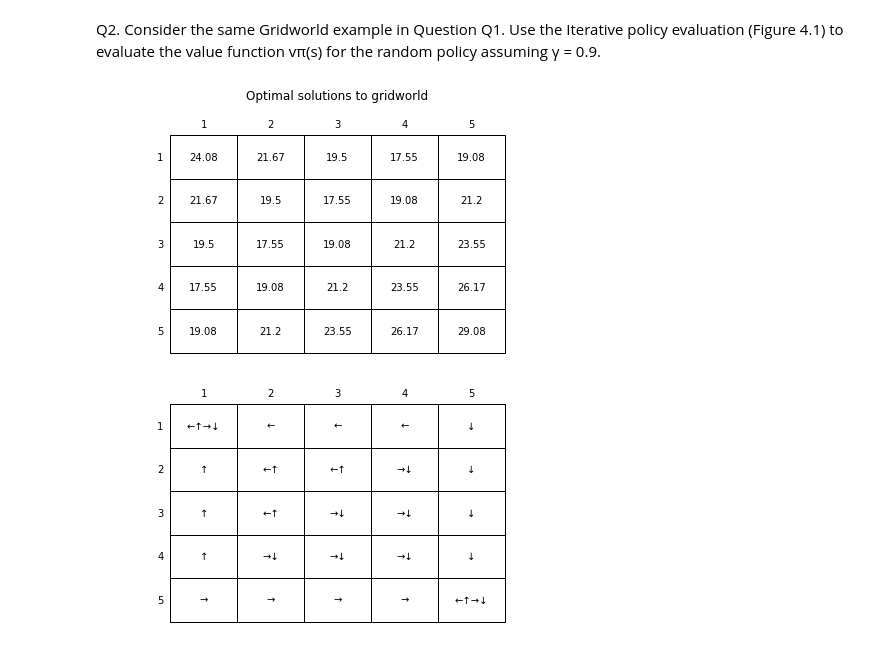
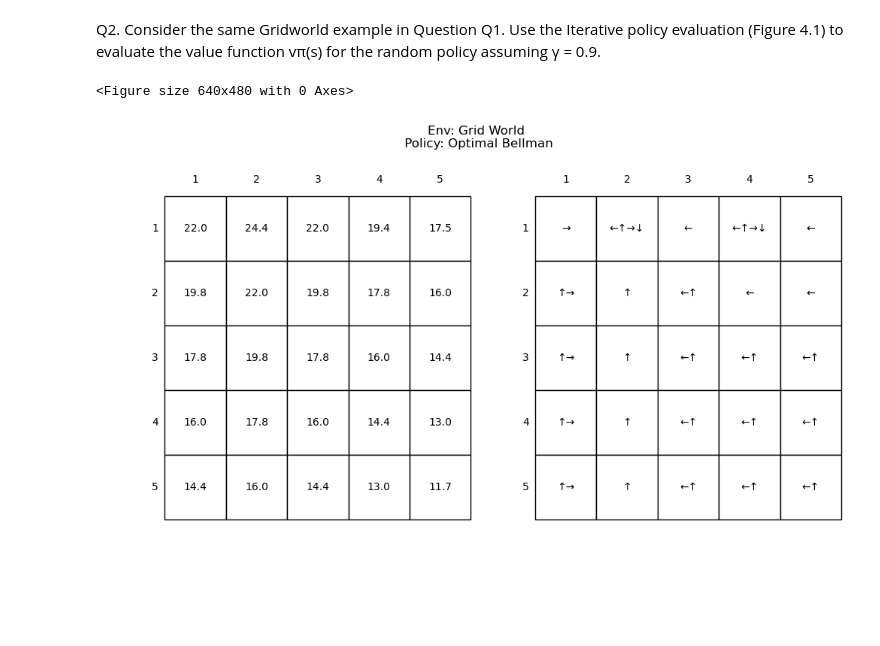
Before and after one commit to ArianaVillegas/ECE495-595, a Jupyter notebook: hw3.ipynb, the cells around one changed output. Saved outputs shown, nothing was run; the diff lists cells and outputs as text; code cells hidden in the pictures; blank space fills up the shorter version.

```diff
--- a/hw3.ipynb
+++ b/hw3.ipynb
@@ -14,11 +18,10 @@ from matplotlib.table import Table
 # %%
 WORLD_SIZE = 5 #square
-GAMMA = 0.9 #discount rate
 ACTION_PROB = 0.25 #pi(action, state)
 
-A_POS = [4,4] #[1,1], [0, 1] # max reward pos
+A_POS = [0,1] #[1,1], [0, 1] # max reward pos
 A_PRIME_POS = [4, 1]
-B_POS = [0,0]  #[3,4],  [0, 3] # max reward pos
+B_POS = [0,3]  #[3,4],  [0, 3] # max reward pos
 B_PRIME_POS = [2, 3]
 
 # N, S, E, W
@@ -150,6 +34,9 @@ def optimal_gridworld():
 # Question 1
 # %% [markdown]
 ![Screen%20Shot%202022-09-26%20at%207.18.50%20PM.png](attachment:Screen%20Shot%202022-09-26%20at%207.18.50%20PM.png)
+# %%
+env = GridWorld(WORLD_SIZE, A_POS, A_PRIME_POS, B_POS, B_PRIME_POS)
+tester = Tester(WORLD_SIZE, ACTIONS, ACTION_PROB, ACTIONS_FIGS, env)
 # %% [markdown]
 ## Part a
 random policy = 0.25
@@ -174,8 +66,7 @@ gridworld_iterations()
 # %% [markdown]
 Q2. Consider the same Gridworld example in Question Q1. Use the Iterative policy evaluation (Figure 4.1) to evaluate the value function vπ(s) for the random policy assuming γ = 0.9.
 # %%
-GAMMA = 0.9
-optimal_gridworld()
+tester.test_grid_world(iterative=True, gamma=0.9)
 # %% [output]
+<Figure size 640x480 with 0 Axes>
-[figure, old version]
+[figure, new version]
-[figure, removed]
```
Also changed, not shown: parts of 8 cells of this notebook, 5 other files.
